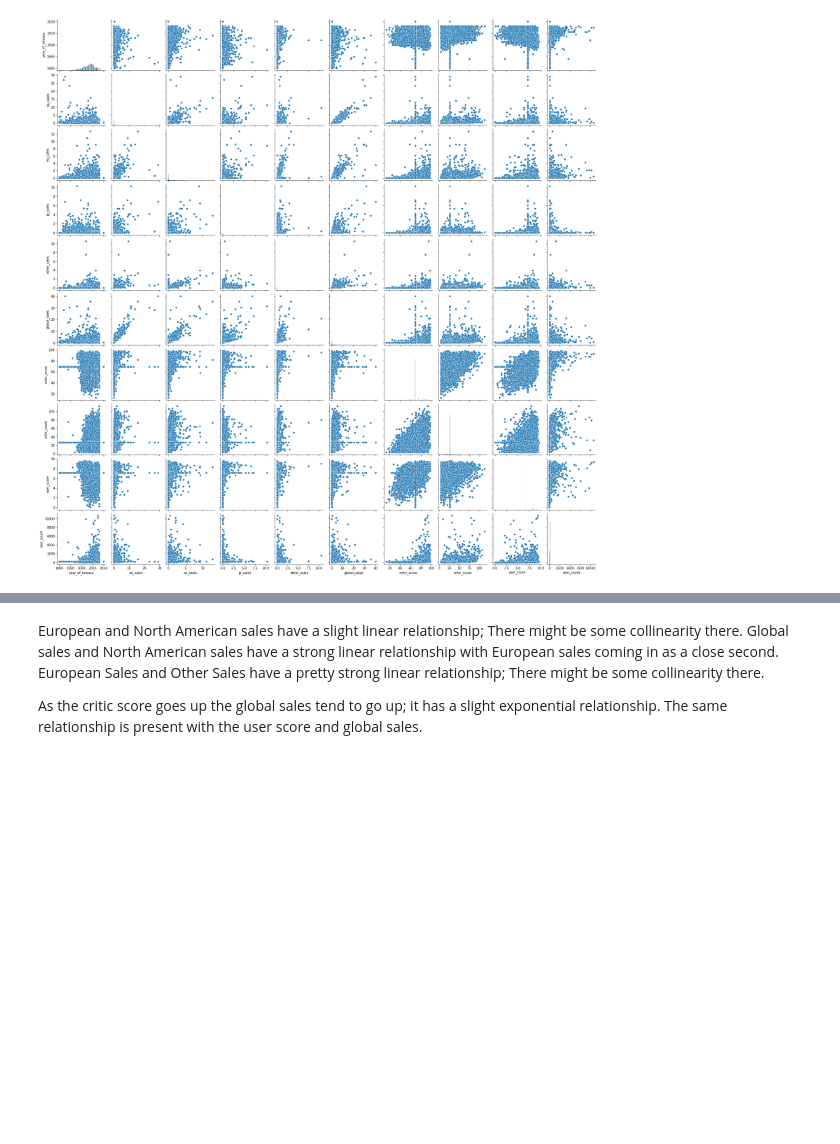
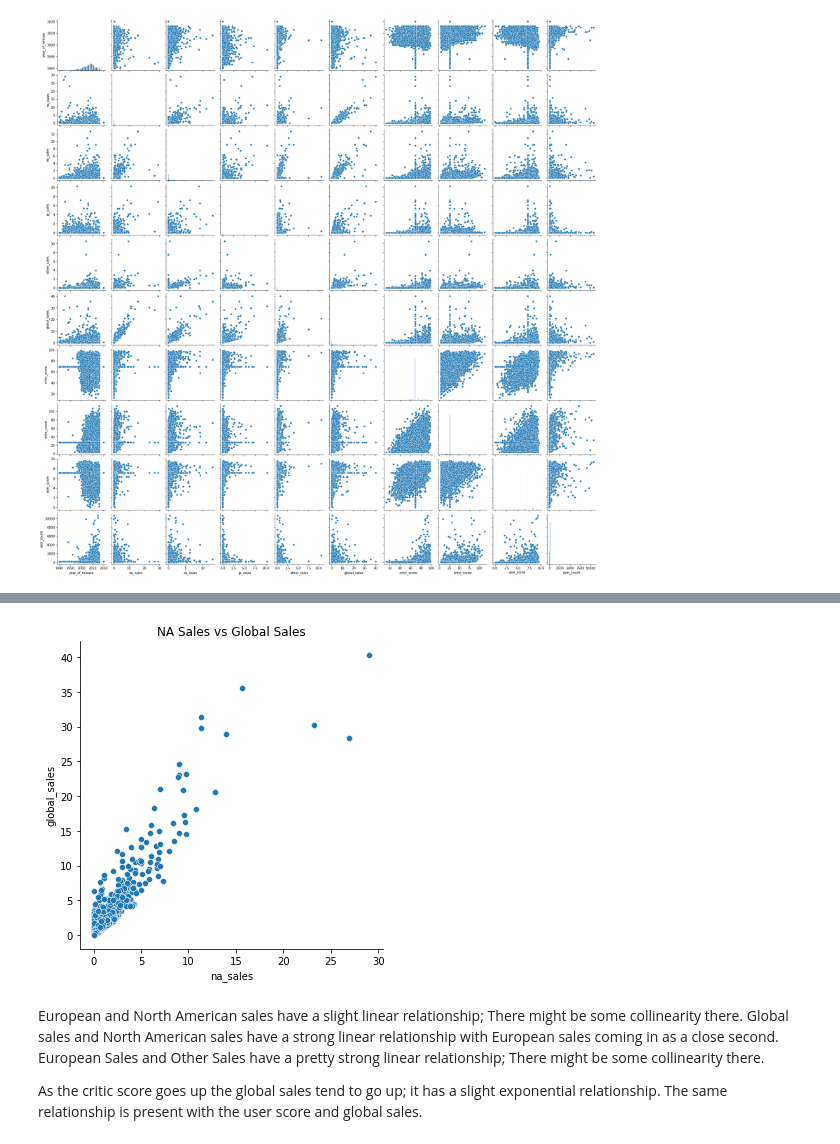
Before and after one commit to wao218/video-game-sales-prediction, a Jupyter notebook: code/02-exploratory-data-analysis.ipynb, the cells around one changed output, grey strips where cells are left out. Cells and saved outputs as stored; diff of their text form; code cells hidden in the pictures; blank space fills up the shorter version.

```diff
--- a/code/02-exploratory-data-analysis.ipynb
+++ b/code/02-exploratory-data-analysis.ipynb
@@ -96,3 +104,8 @@ sns.pairplot(data=video_games);
+# %%
+sns.relplot(data=video_games, x='na_sales', y='global_sales').set(title='NA Sales vs Global Sales');
+plt.savefig('../images/na_v_global')
+# %% [output]
+[figure, added]
 # %% [markdown]
 European and North American sales have a slight linear relationship; There might be some collinearity there. Global sales and North American sales have a strong linear relationship with European sales coming in as a close second. European Sales and Other Sales have a pretty strong linear relationship; There might be some collinearity there.
 
```
Also changed, not shown: parts of 7 cells of this notebook, 11 other files.
